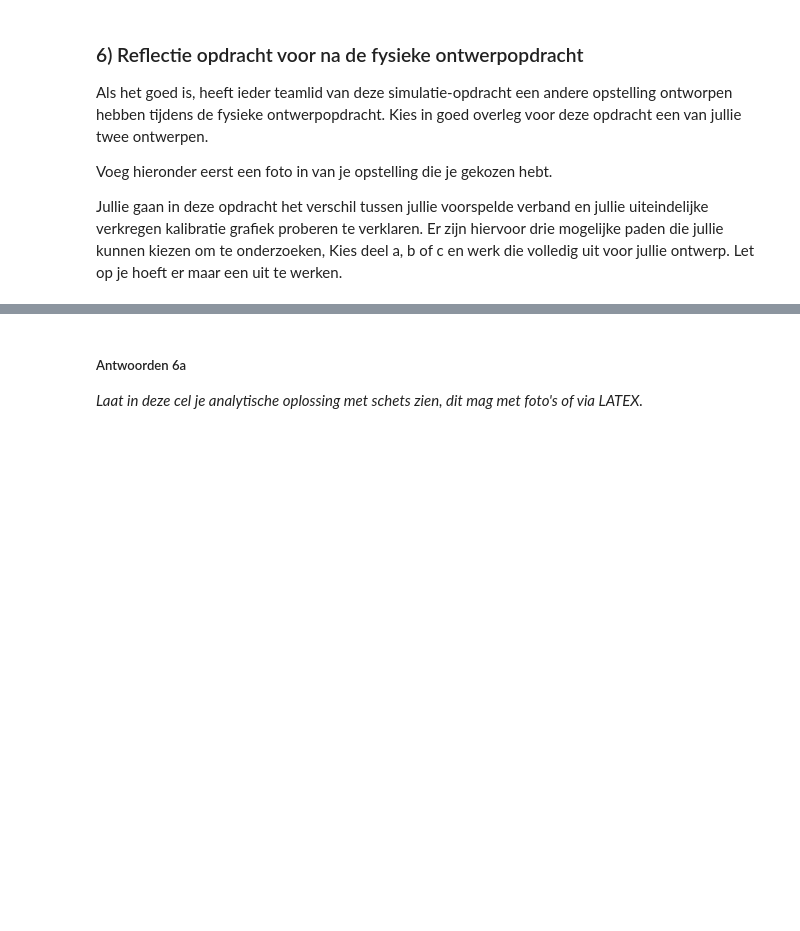
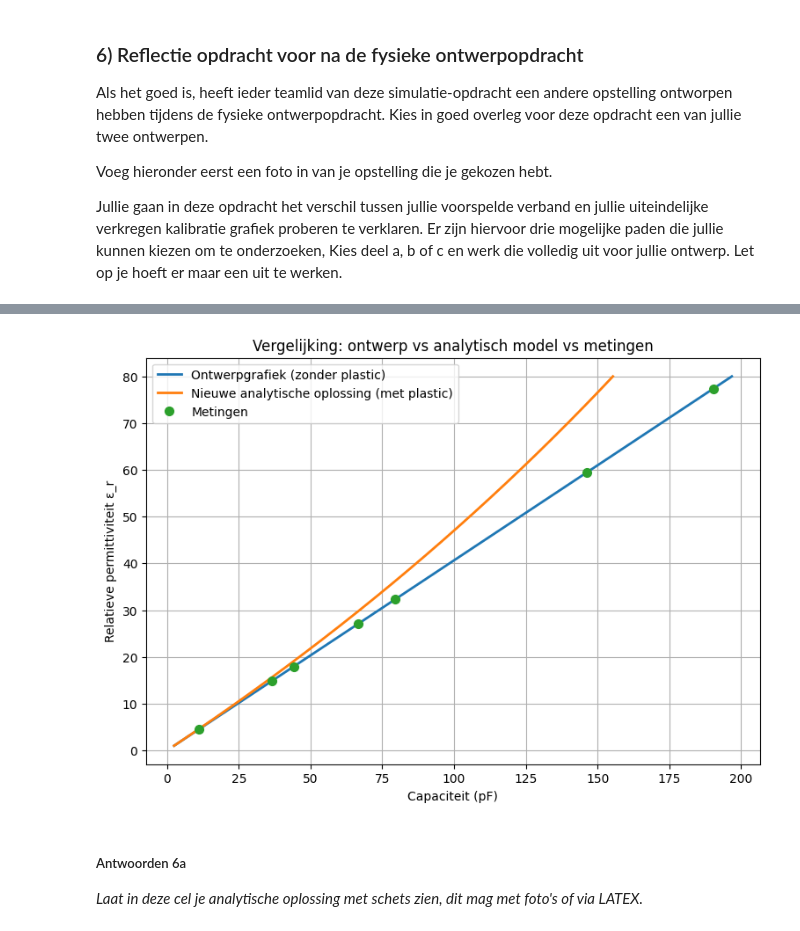
Before and after one commit to owesdorp/opdrachten-DEF-D, a Jupyter notebook: DigitaleOntwerpopdrachten/1CondensatorOpdracht/CondensatorOntwerpopdracht.ipynb, the cells around one changed output, grey strips where cells are left out. Drawn from its saved outputs; the diff is of its cells as text; code cells hidden in the pictures; blank space fills up the shorter version.

```diff
--- a/DigitaleOntwerpopdrachten/1CondensatorOpdracht/CondensatorOntwerpopdracht.ipynb
+++ b/DigitaleOntwerpopdrachten/1CondensatorOpdracht/CondensatorOntwerpopdracht.ipynb
@@ -978,6 +980,64 @@ Deze vraag is goed om te kiezen als je in je ontwerp een kleine laag extra mater
 3. Programmeer de analytische oplossing in python.
 4. Maak hierna een plot van het kalibratiegrafiek, oude en nieuwe analytische oplossing in een grafiek.
 5. Beschrijf en verklaar de verschillen tussen de grafieken.
+# %%
+#3
+import numpy as np
+import matplotlib.pyplot as plt
+
+eps0 = 8.854187817e-12  # F/m
+
+def C_twee_lagen(A, dp, ds, eps_p, eps_s):
+    """
+    Capaciteit van twee diëlektrica in serie (plastic + spons).
+    A     : oppervlak (m^2)
+    dp    : dikte plastic (m)
+    ds    : dikte spons (m)
+    eps_p : relatieve permittiviteit plastic
+    eps_s : relatieve permittiviteit spons (afhankelijk van waterpercentage)
+    """
+    return eps0 * A / (dp/eps_p + ds/eps_s)
+
+#4
+import numpy as np
+import matplotlib.pyplot as plt
+
+eps0 = 8.854187817e-12
+
+# Geometrie
+A = 0.005
+ds = 0.018
+dp = 0.00015       # 0.15 mm plastic
+eps_p = 2.5        # typische waarde voor PE/PP
+
+# Permittiviteit spons (1–80) voor theoretische curves
+eps_s_theorie = np.linspace(1, 80, 500)
+
+# Oude ontwerpgrafiek (zonder plastic)
+C_ontwerp = eps0 * eps_s_theorie * A / ds
+
+# Nieuwe analytische oplossing (met plastic)
+C_nieuw = C_twee_lagen(A, dp, ds, eps_p, eps_s_theorie)
+
+# Metingen
+C_meet = np.array([11.0,36.5,44.1,66.5,79.4,146.2,190.3])*1e-12
+eps_meet = C_meet * ds / (eps0 * A)   # permittiviteit uit metingen
+
+# Plot
+plt.figure(figsize=(9,6))
+
+plt.plot(C_ontwerp*1e12, eps_s_theorie, label="Ontwerpgrafiek (zonder plastic)", linewidth=2)
+plt.plot(C_nieuw*1e12, eps_s_theorie, label="Nieuwe analytische oplossing (met plastic)", linewidth=2)
+plt.plot(C_meet*1e12, eps_meet, 'o', label="Metingen", markersize=7)
+
+plt.xlabel("Capaciteit (pF)")
+plt.ylabel("Relatieve permittiviteit ε_r")
+plt.title("Vergelijking: ontwerp vs analytisch model vs metingen")
+plt.grid(True)
+plt.legend()
+plt.show()
+# %% [output]
+[figure, added]
 # %% [markdown]
 ##### Antwoorden 6a
 
```
Also changed, not shown: parts of 7 cells of this notebook, 3 other files.
